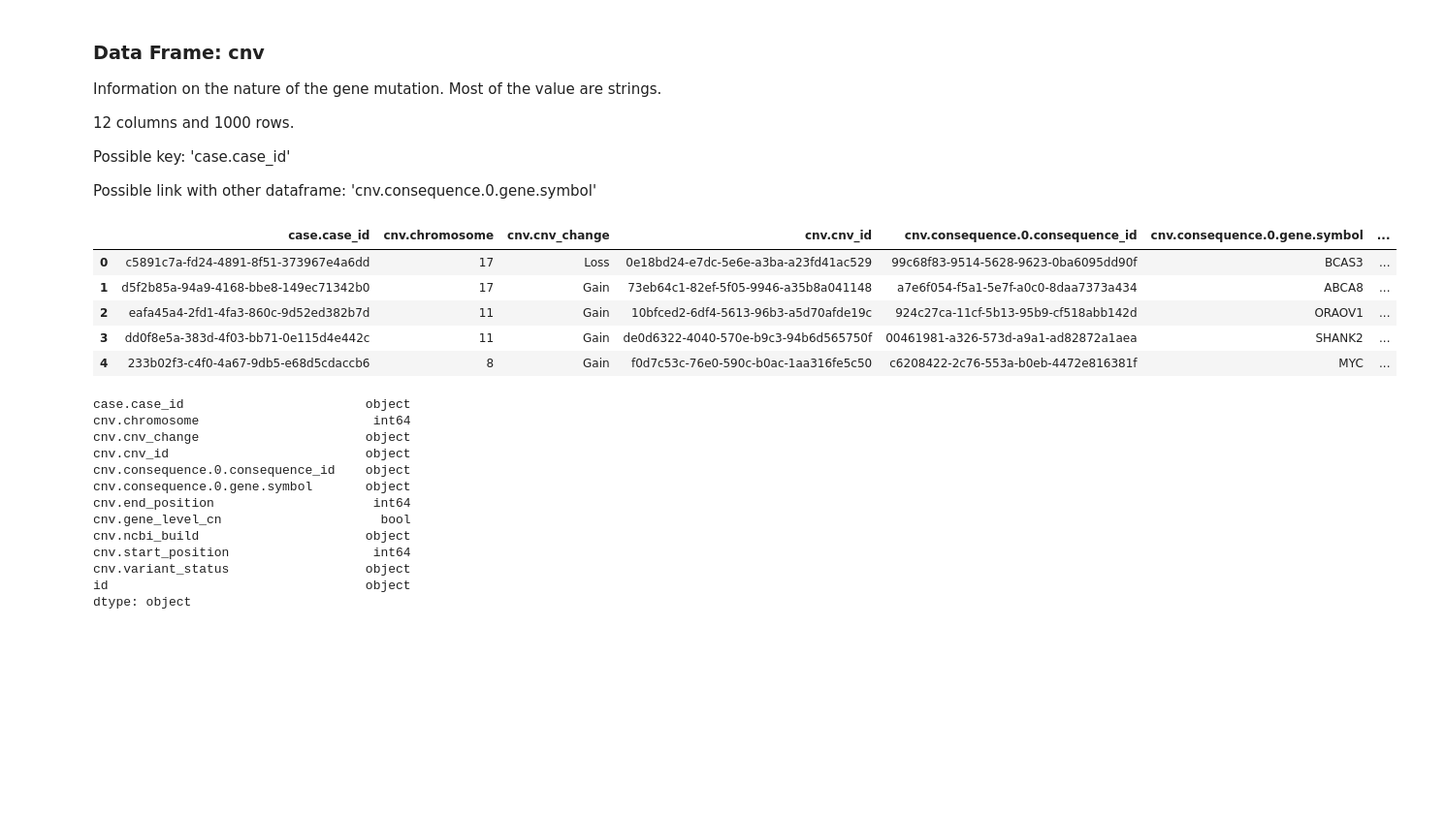
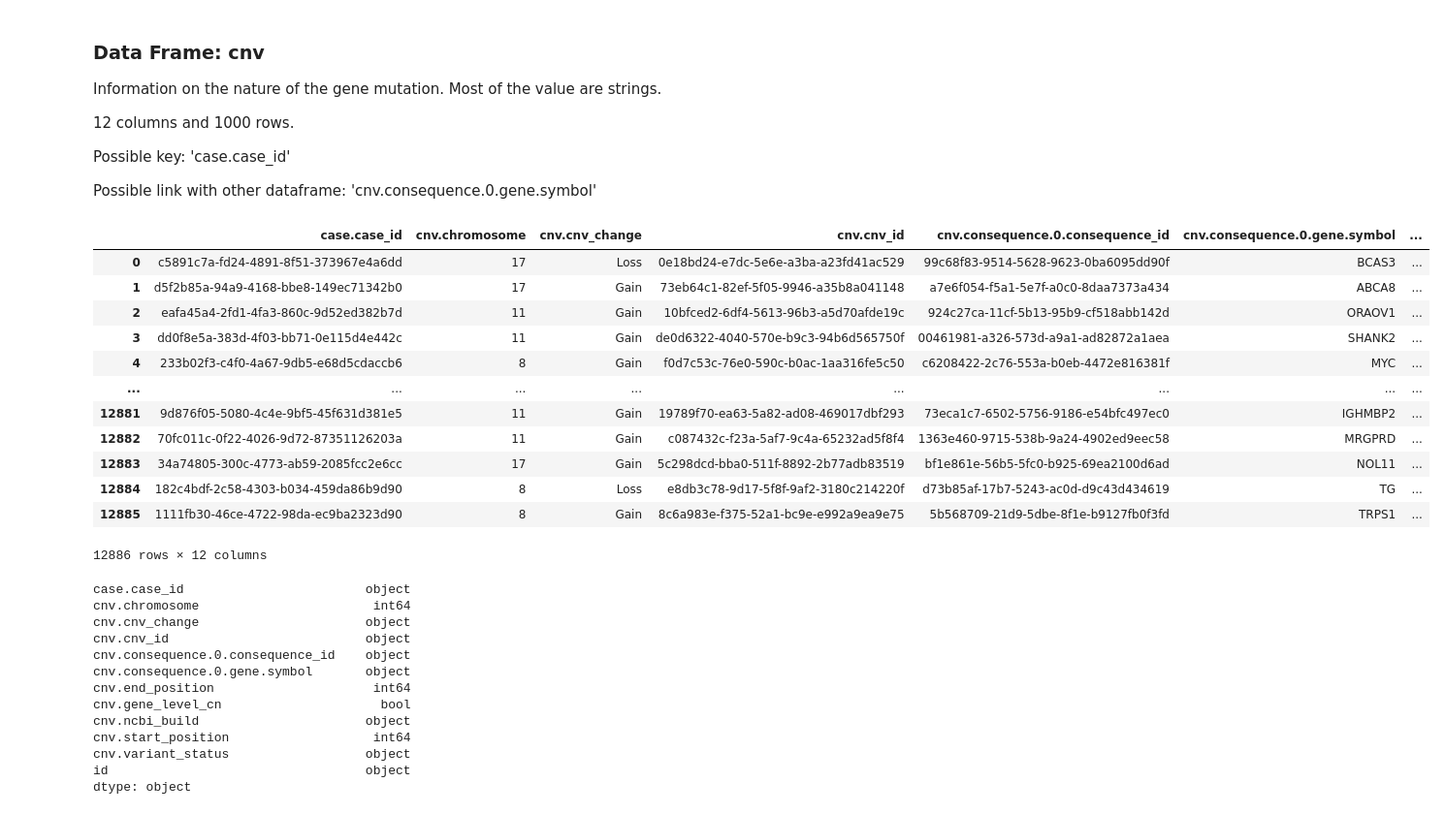
Before and after one commit to louis-oscarmorel/Cancer, a Jupyter notebook: Starting_kit.ipynb, the cells around one changed output. Shown: that part at 97% size. Cells and saved outputs as stored; diff of their text form; code cells hidden in the pictures; blank space fills up the shorter version.

```diff
--- a/Starting_kit.ipynb
+++ b/Starting_kit.ipynb
@@ -97,14 +108,21 @@ Possible key: 'case.case_id'
 
 Possible link with other dataframe: 'cnv.consequence.0.gene.symbol'
 # %%
-df_cnv.head()
+df_cnv
 # %% [output]
 |  | case.case_id | cnv.chromosome | cnv.cnv_change | cnv.cnv_id | cnv.consequence.0.consequence_id | cnv.consequence.0.gene.symbol | ... |
 | 0 | c5891c7a-fd24-4891-8f51-373967e4a6dd | 17 | Loss | 0e18bd24-e7dc-5e6e-a3ba-a23fd41ac529 | 99c68f83-9514-5628-9623-0ba6095dd90f | BCAS3 | ... |
 | 1 | d5f2b85a-94a9-4168-bbe8-149ec71342b0 | 17 | Gain | 73eb64c1-82ef-5f05-9946-a35b8a041148 | a7e6f054-f5a1-5e7f-a0c0-8daa7373a434 | ABCA8 | ... |
 | 2 | eafa45a4-2fd1-4fa3-860c-9d52ed382b7d | 11 | Gain | 10bfced2-6df4-5613-96b3-a5d70afde19c | 924c27ca-11cf-5b13-95b9-cf518abb142d | ORAOV1 | ... |
 | 3 | dd0f8e5a-383d-4f03-bb71-0e115d4e442c | 11 | Gain | de0d6322-4040-570e-b9c3-94b6d565750f | 00461981-a326-573d-a9a1-ad82872a1aea | SHANK2 | ... |
 | 4 | 233b02f3-c4f0-4a67-9db5-e68d5cdaccb6 | 8 | Gain | f0d7c53c-76e0-590c-b0ac-1aa316fe5c50 | c6208422-2c76-553a-b0eb-4472e816381f | MYC | ... |
+| ... | ... | ... | ... | ... | ... | ... | ... |
+| 12881 | 9d876f05-5080-4c4e-9bf5-45f631d381e5 | 11 | Gain | 19789f70-ea63-5a82-ad08-469017dbf293 | 73eca1c7-6502-5756-9186-e54bfc497ec0 | IGHMBP2 | ... |
+| 12882 | 70fc011c-0f22-4026-9d72-87351126203a | 11 | Gain | c087432c-f23a-5af7-9c4a-65232ad5f8f4 | 1363e460-9715-538b-9a24-4902ed9eec58 | MRGPRD | ... |
+| 12883 | 34a74805-300c-4773-ab59-2085fcc2e6cc | 17 | Gain | 5c298dcd-bba0-511f-8892-2b77adb83519 | bf1e861e-56b5-5fc0-b925-69ea2100d6ad | NOL11 | ... |
+| 12884 | 182c4bdf-2c58-4303-b034-459da86b9d90 | 8 | Loss | e8db3c78-9d17-5f8f-9af2-3180c214220f | d73b85af-17b7-5243-ac0d-d9c43d434619 | TG | ... |
+| 12885 | 1111fb30-46ce-4722-98da-ec9ba2323d90 | 8 | Gain | 8c6a983e-f375-52a1-bc9e-e992a9ea9e75 | 5b568709-21d9-5dbe-8f1e-b9127fb0f3fd | TRPS1 | ... |
+12886 rows × 12 columns
 # %%
 df_cnv.dtypes
 # %% [output]
```
Also changed, not shown: parts of 8 cells of this notebook, 3 other files.
